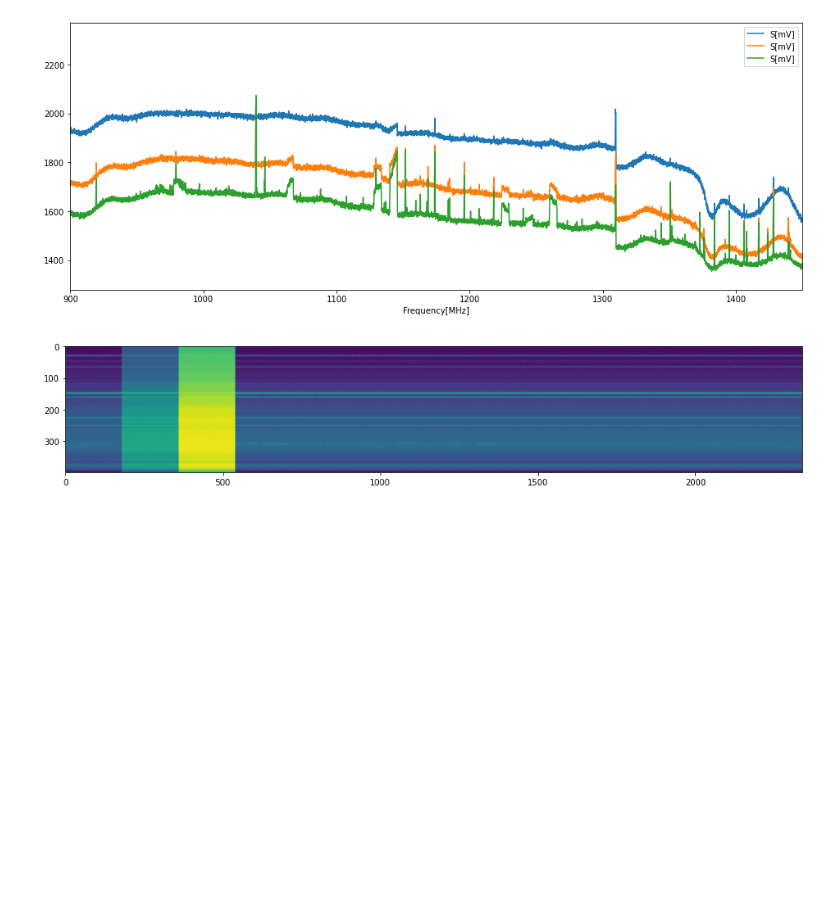
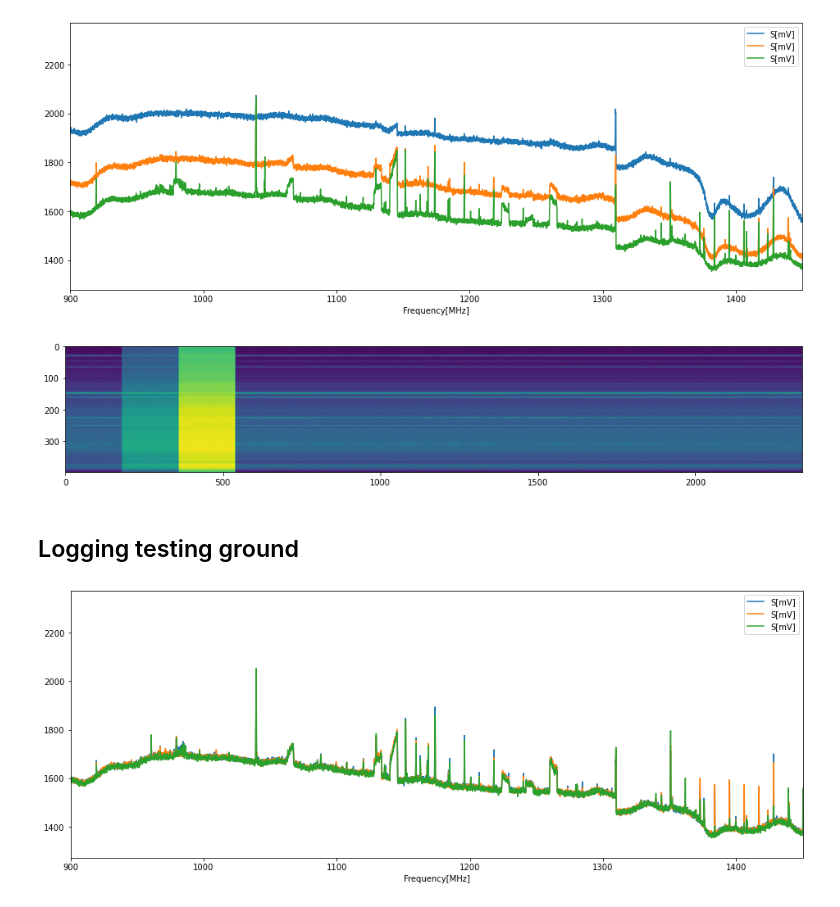
Before and after one commit to TrellixVulnTeam/callisto_JY2V, a Jupyter notebook: docs/Callisto_Controll.ipynb, the cells around one changed output. Drawn from its saved outputs; the diff is of its cells as text; code cells hidden in the pictures; blank space fills up the shorter version.

```diff
--- a/docs/Callisto_Controll.ipynb
+++ b/docs/Callisto_Controll.ipynb
@@ -95,3 +95,5 @@ plt.imshow(df)
 plt.show();
 # %% [output]
 [figure]
+# %% [markdown]
+## Logging testing ground
@@ -97,0 +116,19 @@ plt.show();
+# %%
+df1 = pd.read_table("../data/OVS_UIRAPURU_20220417_195421.prn", sep=";")
+df1.columns = ["Frequency[MHz]", "S[mV]"]
+df2 = pd.read_table("../data/OVS_UIRAPURU_20220417_193748.prn", sep=";")
+df2.columns = ["Frequency[MHz]", "S[mV]"]
+df3 = pd.read_table("../data/OVS_UIRAPURU_20220417_191836.prn", sep=";")
+df3.columns = ["Frequency[MHz]", "S[mV]"]
+
+df1["Frequency[MHz]"] = 1760 - df1["Frequency[MHz]"]
+df2["Frequency[MHz]"] = 1760 - df2["Frequency[MHz]"]
+df3["Frequency[MHz]"] = 1760 - df3["Frequency[MHz]"]
+fig, ax = plt.subplots(figsize = (16,6))
+df1.plot("Frequency[MHz]", "S[mV]", ax = ax)
+df2.plot("Frequency[MHz]", "S[mV]", ax = ax)
+df3.plot("Frequency[MHz]", "S[mV]", ax = ax)
+ax.set_xlim([900, 1450])
+plt.show();
+# %% [output]
+[figure, added]
```
Also changed, not shown: parts of 1 cell of this notebook, 2 other files.
